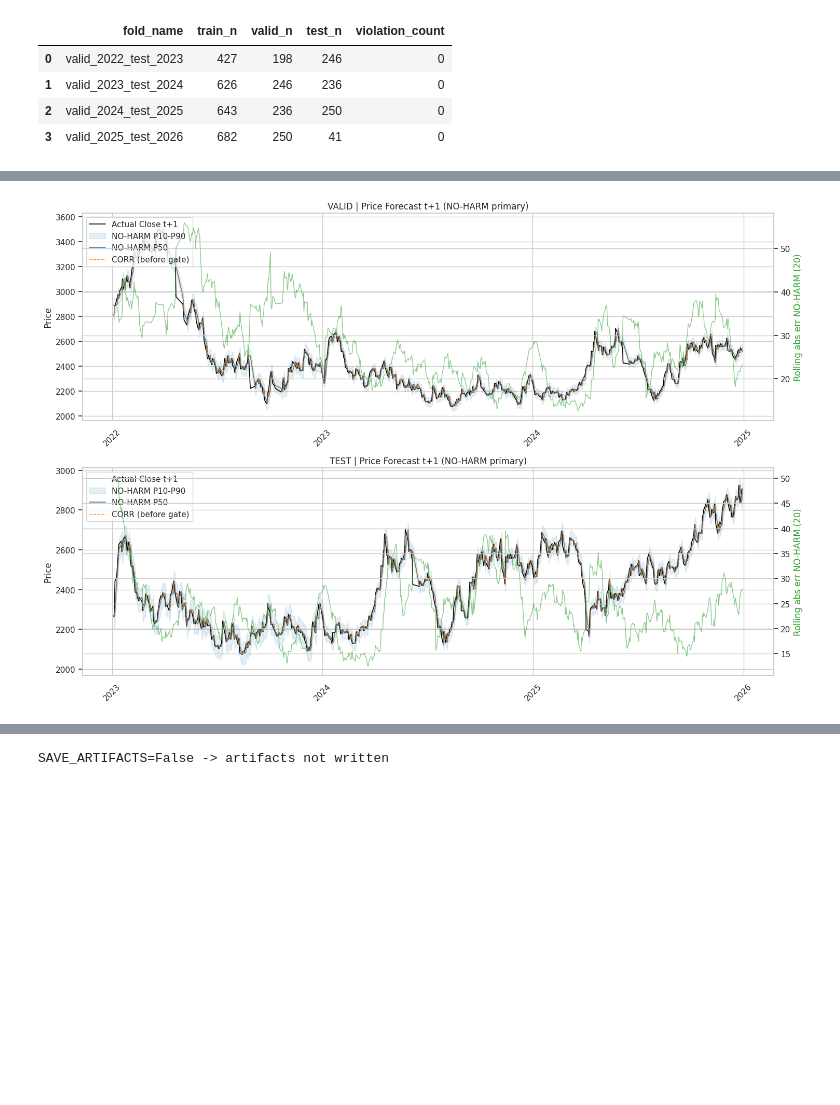
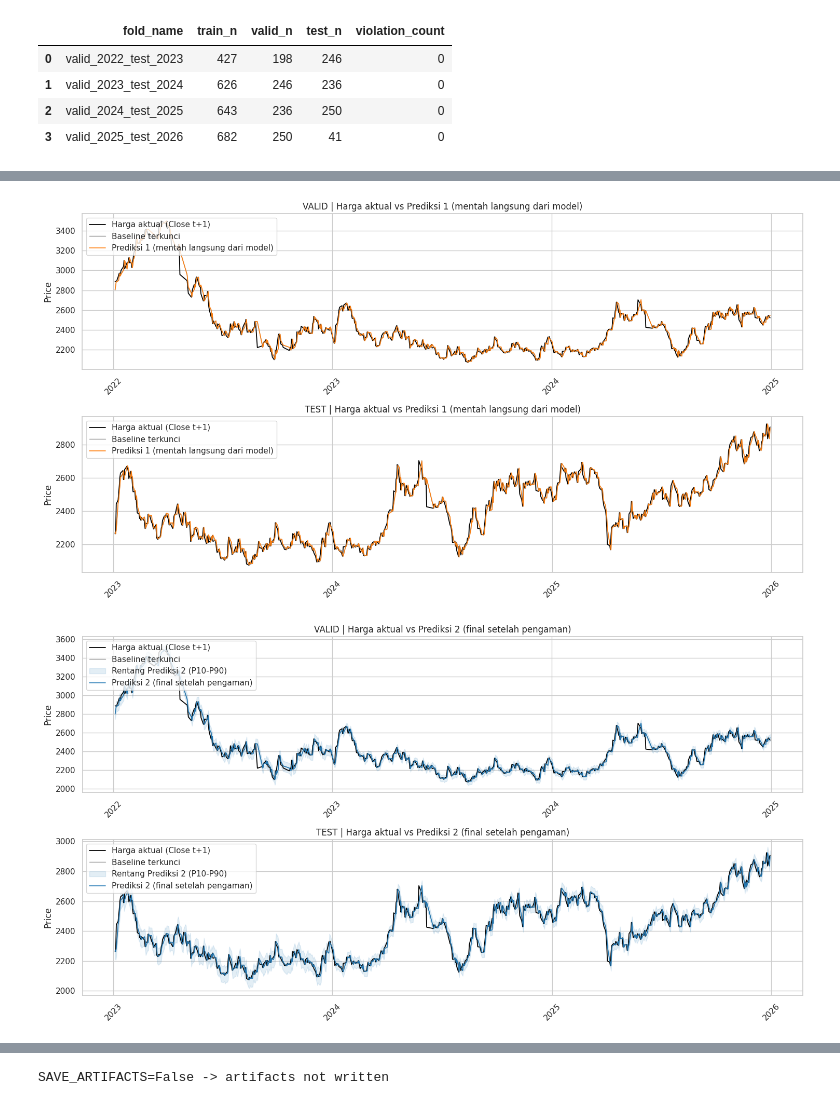
Before and after one commit to DonnyRZ/Alumunium-Price-Prediction, a Jupyter notebook: notebooks/XGBoost.ipynb, the cells around one changed output, grey strips where cells are left out. Saved outputs shown, nothing was run; the diff lists cells and outputs as text; code cells hidden in the pictures; blank space fills up the shorter version.

```diff
--- a/notebooks/XGBoost.ipynb
+++ b/notebooks/XGBoost.ipynb
@@ -1091,39 +1489,53 @@ plt.show()
 # %%
-# Visual: actual vs predicted price over time
+# Visual: actual vs predicted price over time (dipisah antara Prediksi 1 dan Prediksi 2)
 
 pred_df["Date"] = pd.to_datetime(pred_df["Date"])
 
-fig, axes = plt.subplots(2, 1, figsize=(15, 10), sharex=False)
-for ax, split in zip(axes, ["valid", "test"]):
-    d = pred_df[pred_df["split"] == split].sort_values("Date")
+def plot_prediction_stream(pred_col, label_pred, color, use_band=False):
+    fig, axes = plt.subplots(2, 1, figsize=(15, 8), sharex=False)
 
-    ax.plot(d["Date"], d["y_true_price_t5"], color="black", lw=1.2, label="Actual Close t+1")
-    ax.fill_between(
-        d["Date"],
-        d["y_pred_p10_t5"],
-        d["y_pred_p90_t5"],
-        color="#1f77b4",
-        alpha=0.12,
-        label="NO-HARM P10-P90",
-    )
-    ax.plot(d["Date"], d["y_pred_p50_t5"], color="#1f77b4", lw=1.2, alpha=0.95, label="NO-HARM P50")
-    ax.plot(d["Date"], d["y_pred_corr_t5"], color="#ff7f0e", lw=1.0, alpha=0.85, linestyle="--", label="CORR (before gate)")
+    for ax, split in zip(axes, ["valid", "test"]):
+        d = pred_df[pred_df["split"] == split].sort_values("Date")
 
-    tmp = d.copy()
-    tmp["abs_err_noharm"] = np.abs(tmp["y_true_price_t5"] - tmp["y_pred_p50_t5"])
-    ax2 = ax.twinx()
-    ax2.plot(tmp["Date"], tmp["abs_err_noharm"].rolling(20, min_periods=5).mean(), color="#2ca02c", alpha=0.55, lw=1)
-    ax2.set_ylabel("Rolling abs err NO-HARM (20)", color="#2ca02c")
+        ax.plot(d["Date"], d["y_true_price_t5"], color="black", lw=1.3, label="Harga aktual (Close t+1)")
+        ax.plot(d["Date"], d["baseline_price_t5"], color="#7f7f7f", lw=1.0, alpha=0.9, label="Baseline terkunci")
 
-    ax.set_title(f"{split.upper()} | Price Forecast t+1 (NO-HARM primary)")
-    ax.set_ylabel("Price")
-    ax.xaxis.set_major_locator(mdates.YearLocator(1))
-    ax.xaxis.set_major_formatter(mdates.DateFormatter("%Y"))
-    ax.tick_params(axis="x", rotation=45)
-    ax.legend(loc="upper left")
+        if use_band:
+            ax.fill_between(
+                d["Date"],
+                d["y_pred_p10_t5"],
+                d["y_pred_p90_t5"],
+                color=color,
+                alpha=0.12,
+                label="Rentang Prediksi 2 (P10-P90)",
+            )
 
-plt.tight_layout()
-plt.show()
+        ax.plot(d["Date"], d[pred_col], color=color, lw=1.2, alpha=0.95, label=label_pred)
+
+        ax.set_title(f"{split.upper()} | Harga aktual vs {label_pred}")
+        ax.set_ylabel("Price")
+        ax.xaxis.set_major_locator(mdates.YearLocator(1))
+        ax.xaxis.set_major_formatter(mdates.DateFormatter("%Y"))
+        ax.tick_params(axis="x", rotation=45)
+        ax.legend(loc="upper left")
+
+    plt.tight_layout()
+    plt.show()
+
+plot_prediction_stream(
+    pred_col="y_pred_corr_t5",
+    label_pred="Prediksi 1 (mentah langsung dari model)",
+    color="#ff7f0e",
+    use_band=False,
+)
+
+plot_prediction_stream(
+    pred_col="y_pred_p50_t5",
+    label_pred="Prediksi 2 (final setelah pengaman)",
+    color="#1f77b4",
+    use_band=True,
+)
 # %% [output]
-[figure, old version]
+[figure, new version]
+[figure, added]
 # %%
```
Also changed, not shown: parts of 9 cells of this notebook, 1 other file.
